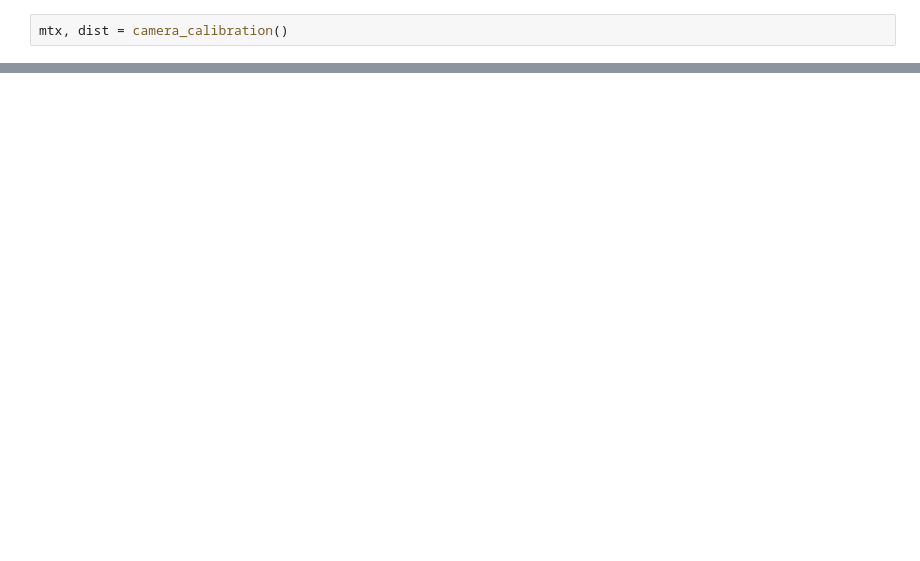
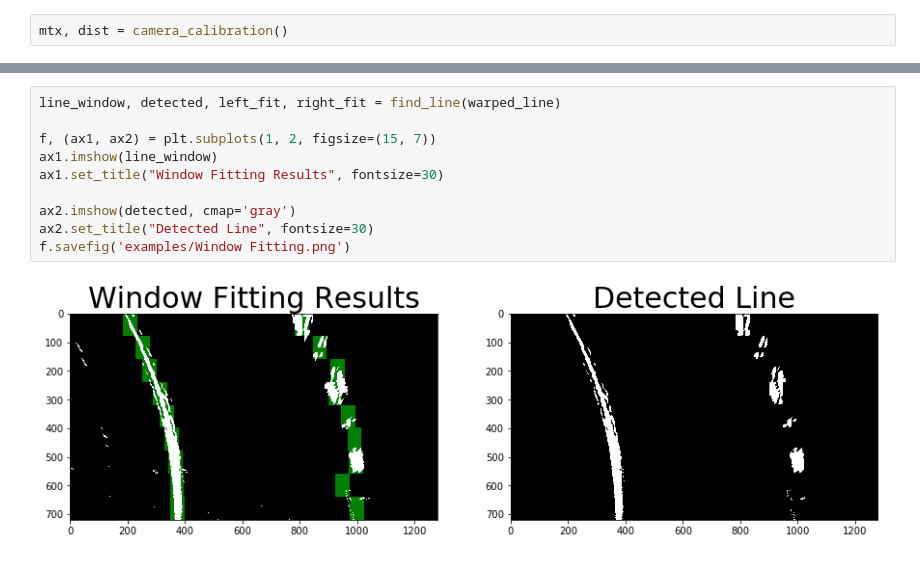
Before and after one commit to LukeHong/Advanced-line-detect, a Jupyter notebook: Line Detect.ipynb, the cells around one changed output, grey strips where cells are left out. Cells and saved outputs as stored; diff of their text form; blank space fills up the shorter version.

```diff
--- a/Line Detect.ipynb
+++ b/Line Detect.ipynb
@@ -279,0 +326,12 @@ plt.show()
+# %%
+line_window, detected, left_fit, right_fit = find_line(warped_line)
+
+f, (ax1, ax2) = plt.subplots(1, 2, figsize=(15, 7))
+ax1.imshow(line_window)
+ax1.set_title("Window Fitting Results", fontsize=30)
+
+ax2.imshow(detected, cmap='gray')
+ax2.set_title("Detected Line", fontsize=30)
+f.savefig('examples/Window Fitting.png')
+# %% [output]
+[figure, added]
```
Also changed, not shown: parts of 6 cells of this notebook, 7 other files.
